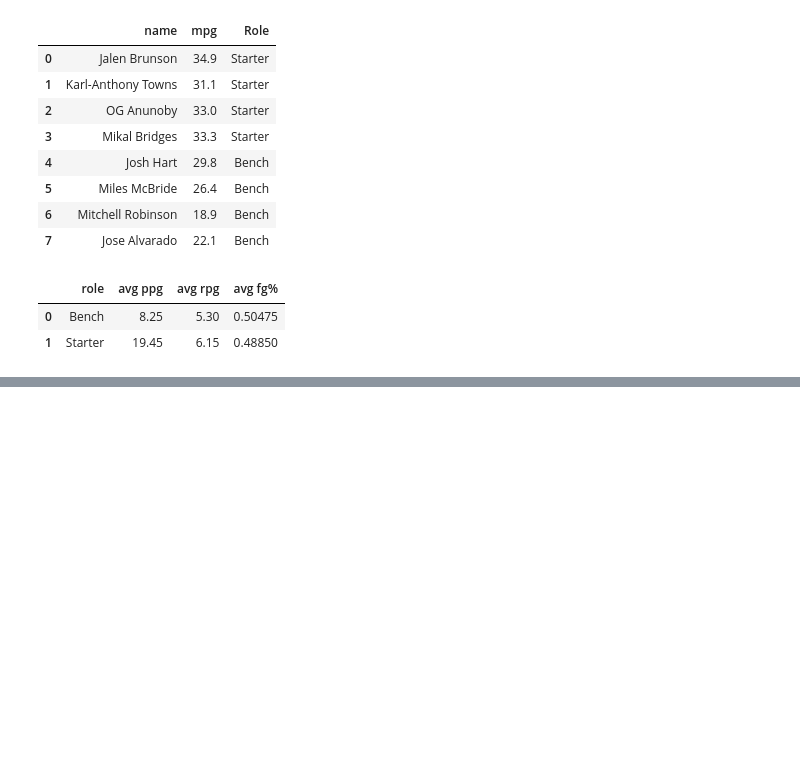
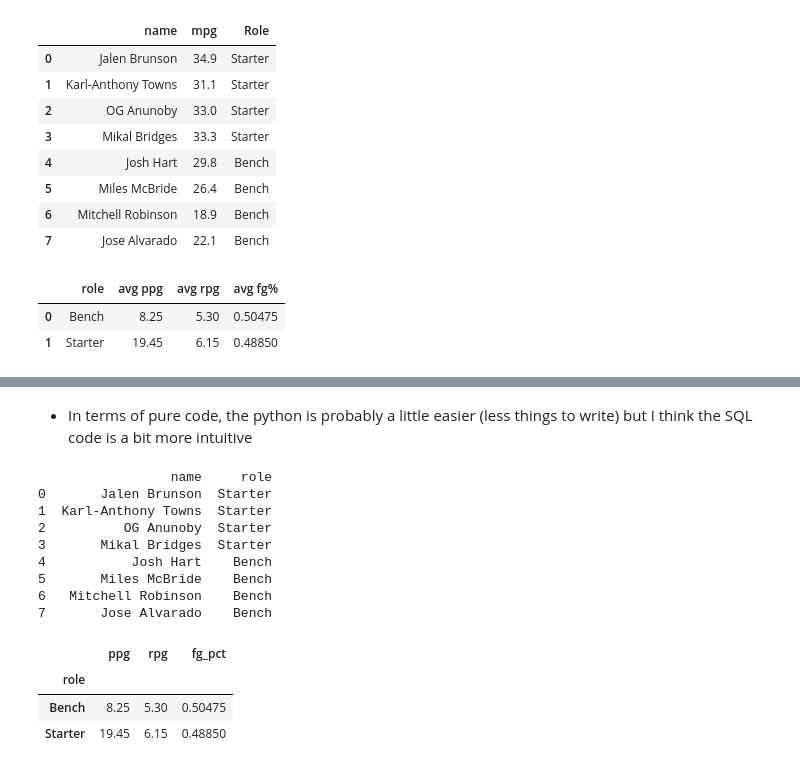
Before and after one commit to 550tealeaves/DATA-70500-working-with-data, a Jupyter notebook: NY_Sports_Analyzer.ipynb, the cells around one changed output, grey strips where cells are left out. Drawn from its saved outputs; the diff is of its cells as text; code cells hidden in the pictures; blank space fills up the shorter version.

```diff
--- a/NY_Sports_Analyzer.ipynb
+++ b/NY_Sports_Analyzer.ipynb
@@ -219,0 +237,26 @@ GROUP BY role;
+# %% [markdown]
+- In terms of pure code, the python is probably a little easier (less things to write) but I think the SQL code is a bit more intuitive
+# %%
+# -- Python version --
+# Use np.where that uses if/else logic - assigns value based on if True or False
+
+# adds col role to the df_knicks & w/in if mpg >= 30, assign Starter. If else, Bench
+df_knicks['role'] = np.where(
+    df_knicks['mpg'] >= 30, 'Starter', 'Bench'
+)
+print(df_knicks[['name', 'role']])
+df_knicks.groupby('role')[['ppg', 'rpg', 'fg_pct']].mean()
+# %% [output]
+                 name     role
+0       Jalen Brunson  Starter
+1  Karl-Anthony Towns  Starter
+2          OG Anunoby  Starter
+3       Mikal Bridges  Starter
+4           Josh Hart    Bench
+5       Miles McBride    Bench
+6   Mitchell Robinson    Bench
+7       Jose Alvarado    Bench
+|  | ppg | rpg | fg_pct |
+| role |  |  |  |
+| Bench | 8.25 | 5.30 | 0.50475 |
+| Starter | 19.45 | 6.15 | 0.48850 |
```
Also changed, not shown: parts of 6 cells of this notebook.
